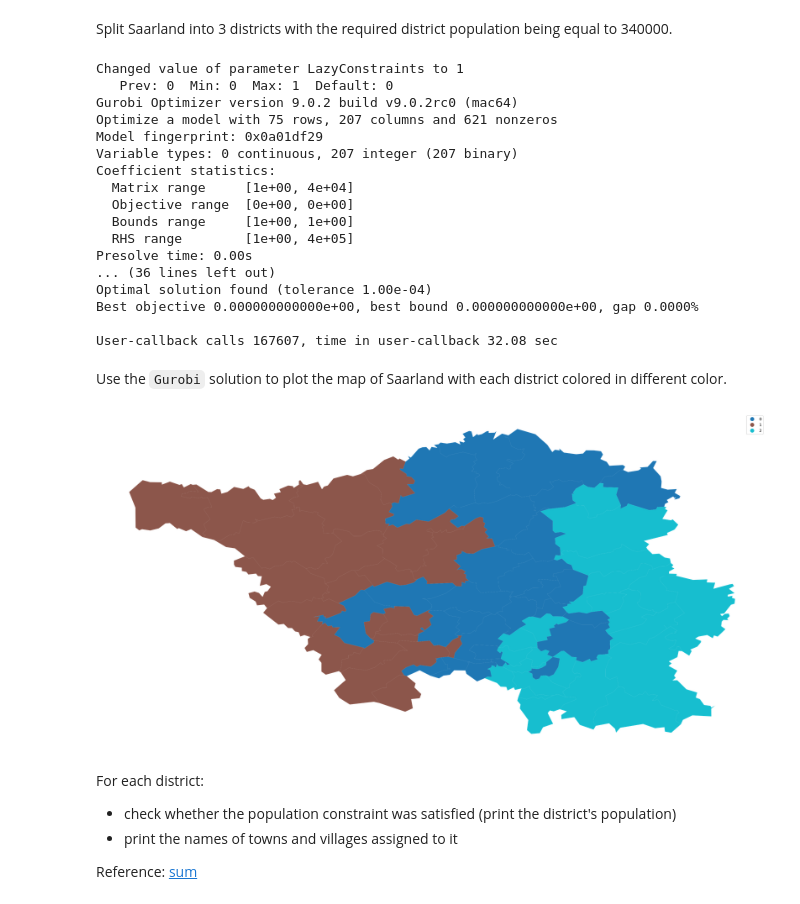
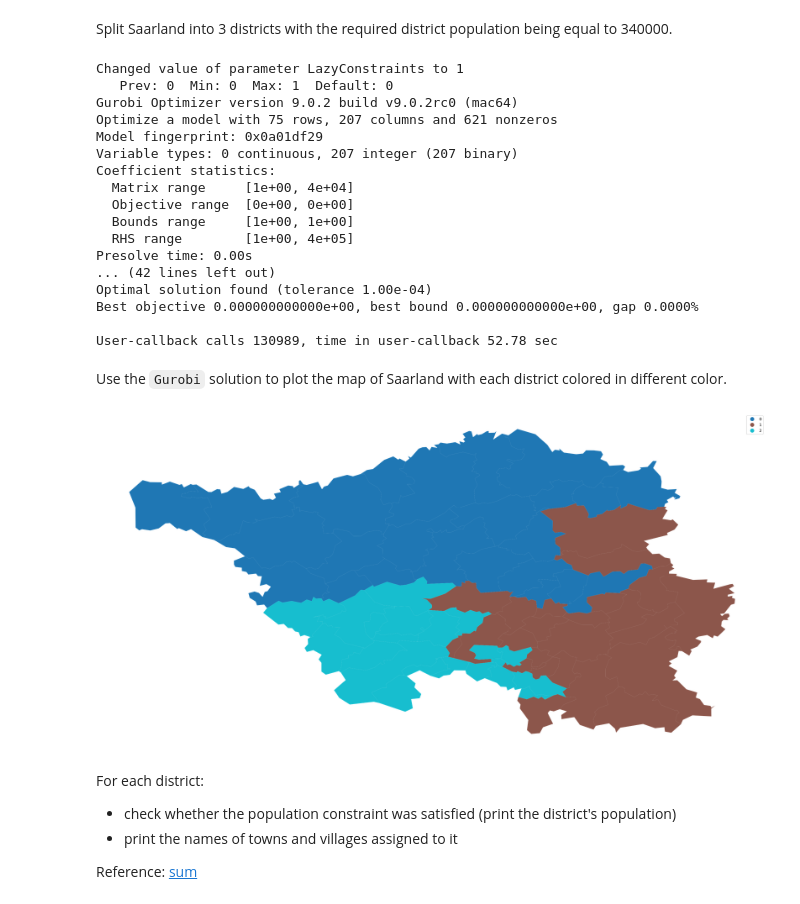
Before and after one commit to lukasbahr/pom, a Jupyter notebook: political_districting/data/political_districting.ipynb, the cells around one changed output. Cells and saved outputs as stored; diff of their text form; code cells hidden in the pictures.

```diff
--- a/political_districting/data/political_districting.ipynb
+++ b/political_districting/data/political_districting.ipynb
@@ -204,12 +211,11 @@ def solve(G, k, req_p):
 
     #Each electoral district must comprise approximately the same number of people
     for district in range(k):
-        model.addConstr(quicksum(x[plz, district]*G.nodes[plz]['population']
+        model.addConstr(quicksum(x[plz, district] * G.nodes[plz]['population']
             for plz in list(G.nodes())) <= 1.15 * req_p)
-        model.addConstr(quicksum(x[plz, district]*G.nodes[plz]['population']
+        model.addConstr(quicksum(x[plz, district] * G.nodes[plz]['population']
             for plz in list(G.nodes())) >= 0.85 * req_p)
 
-    # callback: continuity requirement
     def callback(model, where):
         if where == GRB.Callback.MIPSOL:
             #Import current values for x
@@ -219,22 +225,29 @@ def solve(G, k, req_p):
                 # Extract nodes assigned to a district
                 assignedNodes = [plz for plz in list(G.nodes()) if
                         round(rel[plz, district]) == 1]
-                # Check whether the current solution yields exactly one
-                # component of the graph
+
+                # Get components of subgraph with assignedNodes
                 H = nx.subgraph(G, assignedNodes)
                 components = list(nx.connected_components(H))
                 if len(components) >= 2:
                     a = list(components[0])[0]
                     b = list(components[1])[0]
 
-                    # Calculate subset of minimal ab separators
-                    paths = [path[1:-1] for path in nx.node_disjoint_paths(G, a, b)]
-                    for seperator in itertools.product(*paths):
+                    # Get all disjoint paths of G
+                    disjoint_paths = nx.node_disjoint_paths(G, a, b)
+                    # For every disjoint path get first and last node as new path
+                    paths = [path[1:-1] for path in disjoint_paths]
+                    # Calculate the cartesian product of the new paths as we get a list
+                    # nodes being lists of potential minimal seperator
+                    cart_pro = itertools.product(*paths)
+
+                    for seperator in cart_pro:
+                        # Check if plz seperator is also in assignedNodes
                         if not any(plz in assignedNodes for plz in seperator):
                             model.cbLazy(x[a, district] + x[b, district] -
                                     quicksum(x[plz, district] for plz in
                                         seperator) <= 1)
-                            return None
+                            break
 
     model.optimize(callback)
 
@@ -264,11 +277,11 @@ Coefficient statistics:
   Bounds range     [1e+00, 1e+00]
   RHS range        [1e+00, 4e+05]
 Presolve time: 0.00s
-... (36 lines left out)
+... (42 lines left out)
 Optimal solution found (tolerance 1.00e-04)
 Best objective 0.000000000000e+00, best bound 0.000000000000e+00, gap 0.0000%
 
-User-callback calls 167607, time in user-callback 32.08 sec
+User-callback calls 130989, time in user-callback 52.78 sec
 # %% [markdown]
 Use the `Gurobi` solution to plot the map of Saarland with each district colored in different color.
 # %%
@@ -292,35 +305,35 @@ def plotDistricts(model, k, df_Border):
 
     # Create subplots
     fig = plt.figure(figsize=(30, 70))
     ax = fig.add_subplot()
     ax.set_aspect('equal')
 
-    df_Border.plot(column = "district", legend = True, label='Border', ax=ax)
+    df_Border.plot(column = "district", legend = True, label='District', ax=ax)
 
     plt.axis('off')
     plt.show()
 
 
 def allocateDistricts(model, k):
     """
     Return hash map with keys of districts and plz as values based on the
     model.
 
     """
     districtedPlz = {d: [] for d in range(k)}
     for item in model.getVars():
         if abs(item.x) == 1:
             districtedPlz[int(item.VarName.split('_')[-1])].append(int(item.VarName.split('_')[1]))
 
     return districtedPlz
 
 
 ###############################################
 # Plot map of Saarland with colored districts
 ###############################################
 plotDistricts(model, k, df_Border)
 # %% [output]
-[figure, old version]
+[figure, new version]
 # %% [markdown]
 For each district:
 * check whether the population constraint was satisfied (print the district's population)
```
Also changed, not shown: parts of 3 cells of this notebook, 1 other file.
